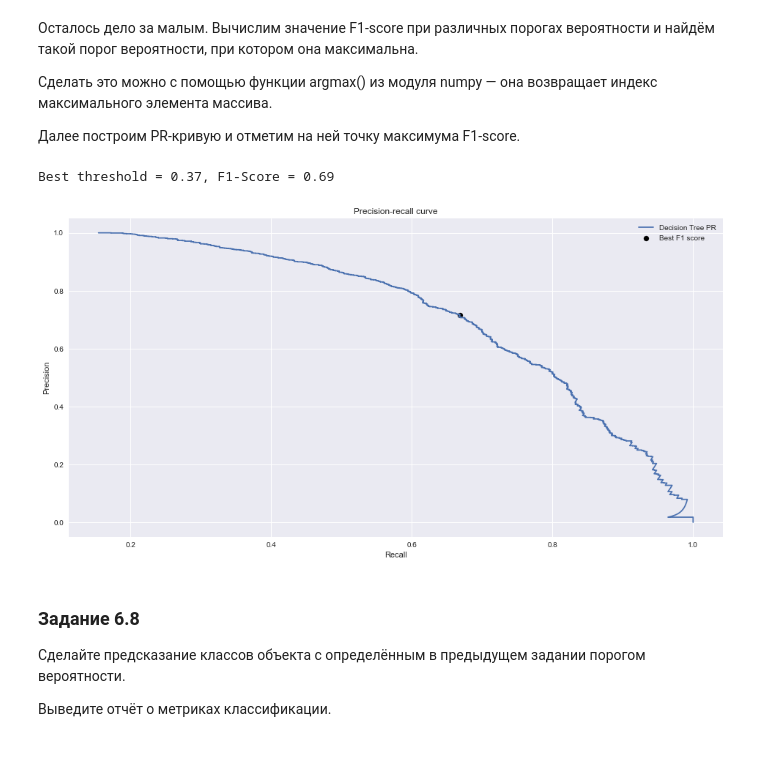
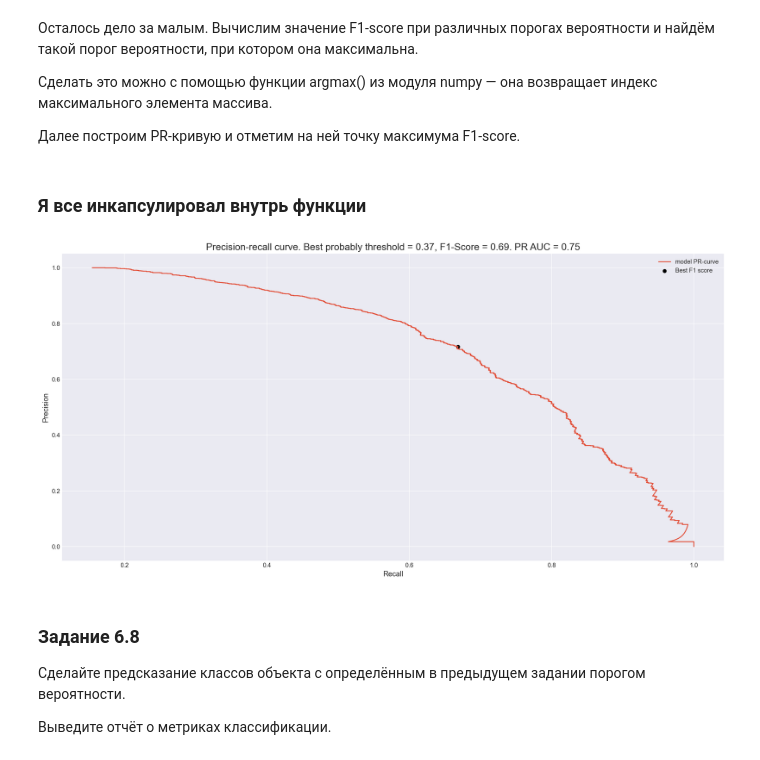
Before and after one commit to Chepell/SF_DS_Pro, a Jupyter notebook: ML-5/02_practice.ipynb, the cells around one changed output. Drawn from its saved outputs; the diff is of its cells as text; code cells hidden in the pictures.

```diff
--- a/ML-5/02_practice.ipynb
+++ b/ML-5/02_practice.ipynb
@@ -18,5 +15,5 @@ The autoreload extension is already loaded. To reload it, use:
 # %%
-#импорт библиотек
+# импорт библиотек
 import numpy as np #для матричных вычислений
 import pandas as pd #для анализа и предобработки данных
 import matplotlib.pyplot as plt #для визуализации
@@ -25,7 +22,13 @@ import seaborn as sns #для визуализации
 from sklearn import metrics # метрики
 from sklearn import model_selection # методы разделения и валидации
 from sklearn import ensemble # ансамбли
+from sklearn.ensemble import RandomForestClassifier
+
+from sklearn import set_config
+set_config(transform_output='pandas')
 
 %matplotlib inline
-plt.style.use('seaborn')
+plt.style.use('seaborn-darkgrid')
+%config InlineBackend.figure_format = 'retina'
+plt.rcParams['figure.figsize'] = (10, 8)
 # %% [markdown]
@@ -194,7 +219,7 @@ Name: Revenue, dtype: float64
 
 Чему равно среднее значение метрики F1 на тренировочных и валидационных фолдах? Ответ округлите до двух знаков после точки-разделителя.
 # %%
-model = ensemble.RandomForestClassifier(random_state=42)
+model = RandomForestClassifier(random_state=42)
 skf = model_selection.StratifiedKFold(n_splits=5)
 
 # Считаем метрики на кросс-валидации k-fold со стратификацией
@@ -227,9 +252,9 @@ Valid k-fold mean f1: 0.65
 Постройте для каждой из моделей кривую обучения.
 # %%
 models = [
-    ensemble.RandomForestClassifier(max_depth=5, n_estimators=200, min_samples_leaf=5, random_state=42),
-    ensemble.RandomForestClassifier(max_depth=7, n_estimators=200, min_samples_leaf=5, random_state=42),
-    ensemble.RandomForestClassifier(max_depth=12, n_estimators=200, min_samples_leaf=5, random_state=42),
+    RandomForestClassifier(max_depth=5, n_estimators=200, min_samples_leaf=5, random_state=42),
+    RandomForestClassifier(max_depth=7, n_estimators=200, min_samples_leaf=5, random_state=42),
+    RandomForestClassifier(max_depth=12, n_estimators=200, min_samples_leaf=5, random_state=42),
 ]
 # %%
 # Создаём объект кросс-валидатора k-fold со стратификацией
@@ -377,5 +370,6 @@ def plot_precision_recall_curve(y, y_cv_proba_pred):
+# %% [markdown]
+### Я все инкапсулировал внутрь функции
 # %%
-threshold_opt = plot_precision_recall_curve(y_train, y_cv_proba_pred)
+hd.plot_PR_curve(y_train, y_cv_proba_pred)
 # %% [output]
-Best threshold = 0.37, F1-Score = 0.69
-[figure, old version]
+[figure, new version]
```
Also changed, not shown: parts of 13 cells of this notebook, 10 other files.
